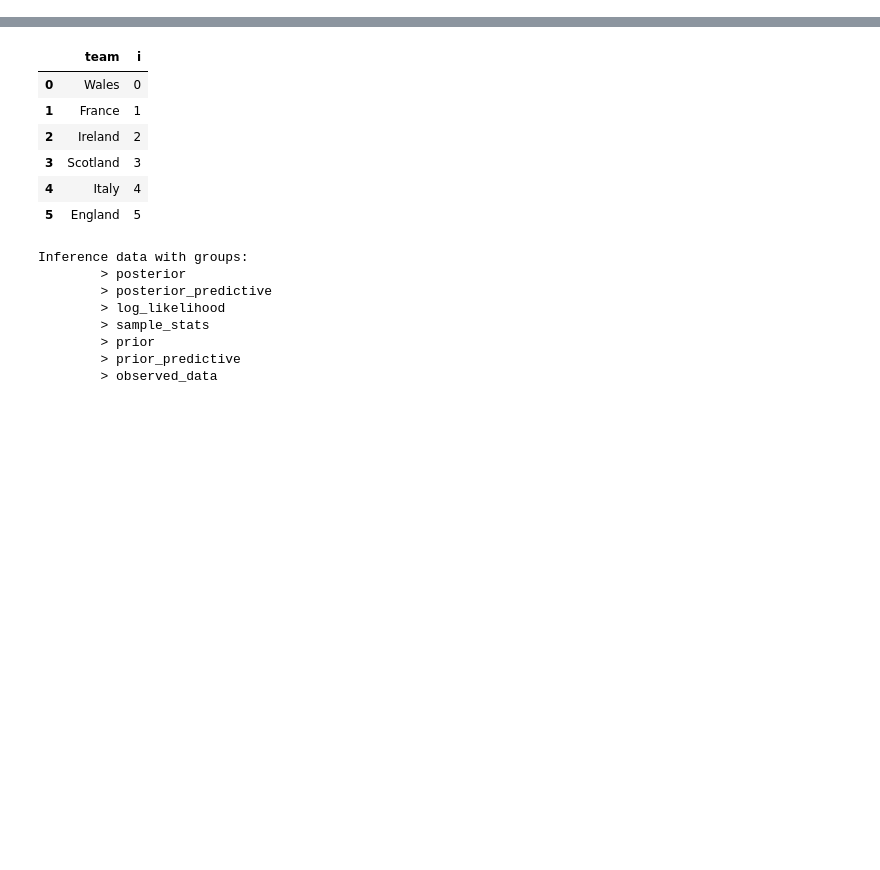
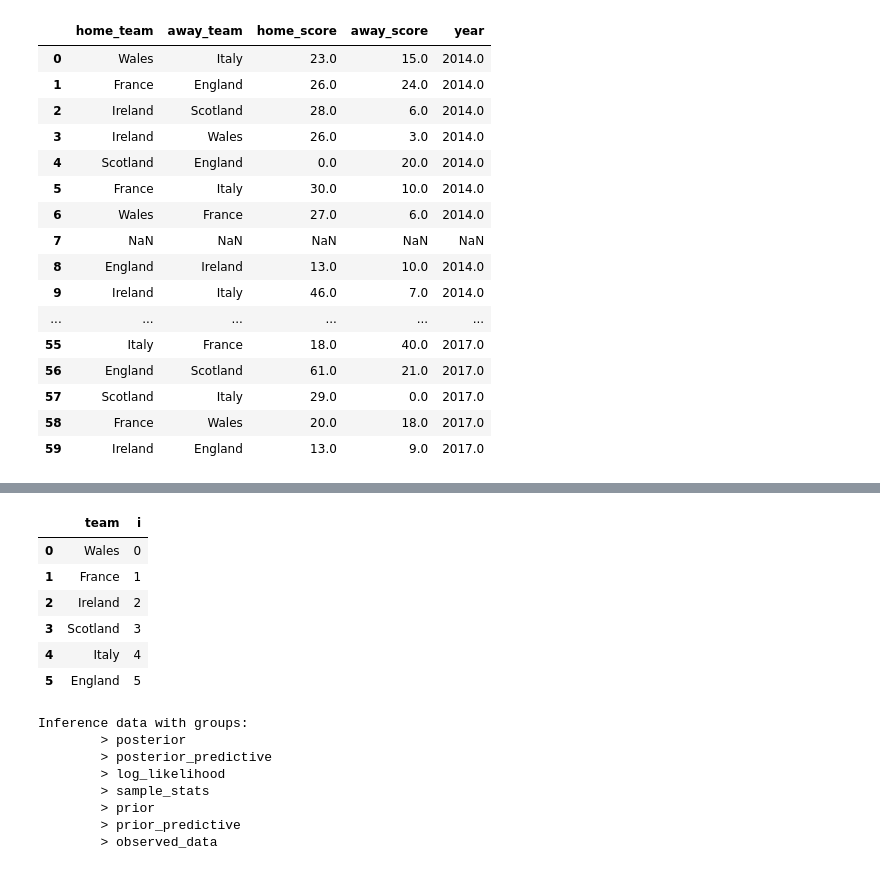
Before and after one commit to markmorrison95/Msc_Project, a Jupyter notebook: rugby_model.ipynb, the cells around one changed output, grey strips where cells are left out. Saved outputs shown, nothing was run; the diff lists cells and outputs as text; code cells hidden in the pictures; blank space fills up the shorter version.

```diff
--- a/rugby_model.ipynb
+++ b/rugby_model.ipynb
@@ -27,4 +51,24 @@ df_all.describe()
 | max | 67.000000 | 63.000000 | 2017.000000 |
+# %%
+df_all
+# %% [output]
+|  | home_team | away_team | home_score | away_score | year |
+| 0 | Wales | Italy | 23.0 | 15.0 | 2014.0 |
+| 1 | France | England | 26.0 | 24.0 | 2014.0 |
+| 2 | Ireland | Scotland | 28.0 | 6.0 | 2014.0 |
+| 3 | Ireland | Wales | 26.0 | 3.0 | 2014.0 |
+| 4 | Scotland | England | 0.0 | 20.0 | 2014.0 |
+| 5 | France | Italy | 30.0 | 10.0 | 2014.0 |
+| 6 | Wales | France | 27.0 | 6.0 | 2014.0 |
+| 7 | NaN | NaN | NaN | NaN | NaN |
+| 8 | England | Ireland | 13.0 | 10.0 | 2014.0 |
+| 9 | Ireland | Italy | 46.0 | 7.0 | 2014.0 |
+| ... | ... | ... | ... | ... | ... |
+| 55 | Italy | France | 18.0 | 40.0 | 2017.0 |
+| 56 | England | Scotland | 61.0 | 21.0 | 2017.0 |
+| 57 | Scotland | Italy | 29.0 | 0.0 | 2017.0 |
+| 58 | France | Wales | 20.0 | 18.0 | 2017.0 |
+| 59 | Ireland | England | 13.0 | 9.0 | 2017.0 |
 # %%
 df_all.tail()
 # %% [output]
```
Also changed, not shown: parts of 10 cells of this notebook, 5 other files.
